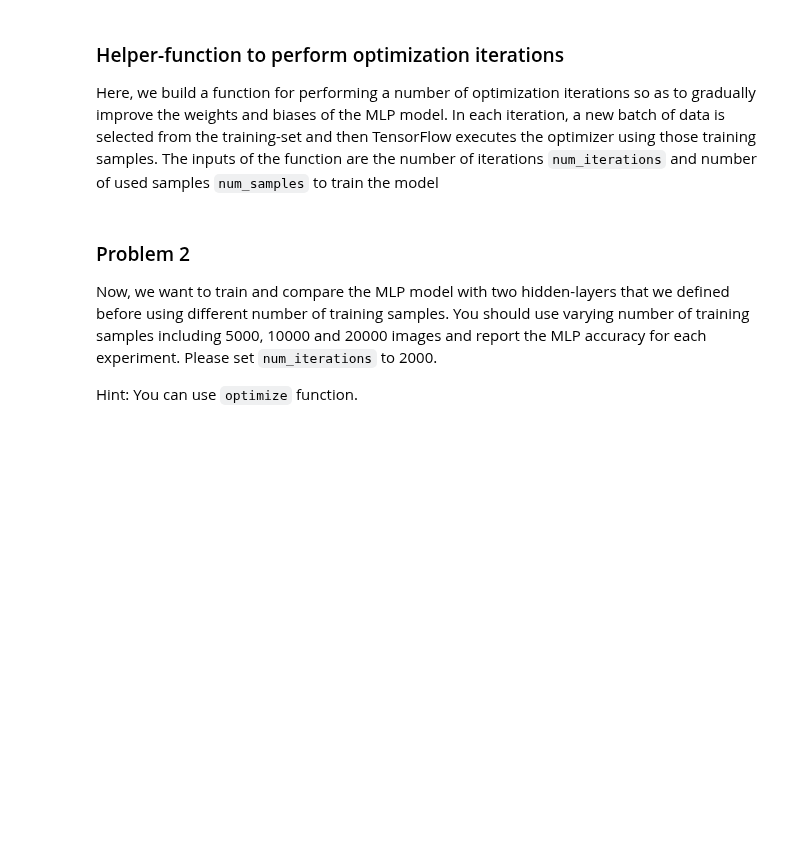
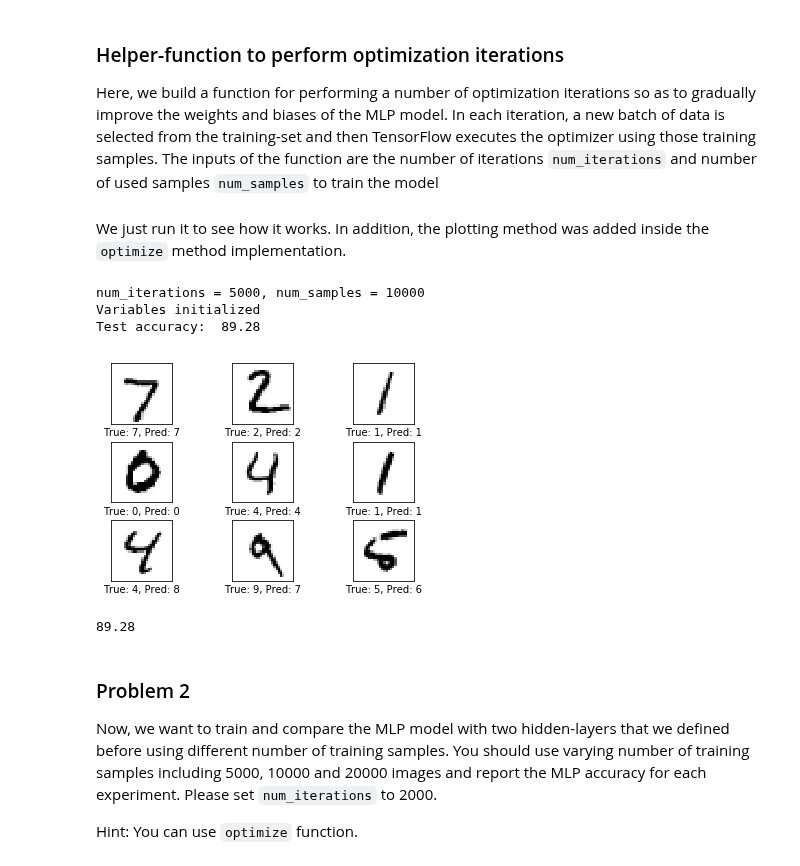
Before and after one commit to JelenaBanjac/image-analysis, a Jupyter notebook: labs/lab_03_classification.ipynb, the cells around one changed output. Drawn from its saved outputs; the diff is of its cells as text; code cells hidden in the pictures; blank space fills up the shorter version.

Commit message:
add second part implementation

```diff
--- a/labs/lab_03_classification.ipynb
+++ b/labs/lab_03_classification.ipynb
@@ -604,7 +649,6 @@ with MLP_GRAPH.as_default():
     """
        The first hidden layer with 1024 nodes
     """
-
     with tf.name_scope("FirstHidden"):
         """
             Initialize the hidden weights and biases
@@ -619,14 +663,25 @@ with MLP_GRAPH.as_default():
         TRAIN_HIDDEN_LOGITS_1 = tf.nn.relu(tf.matmul(TF_TRAIN_DATASET, HIDDEN_WEIGHTS_1) + HIDDEN_BIASES_1)
         TEST_HIDDEN_LOGITS_1 = tf.nn.relu(tf.matmul(TF_TEST_DATASET, HIDDEN_WEIGHTS_1) + HIDDEN_BIASES_1)
 
+
     """
        The second hidden layer with 512 nodes
     """
-
     with tf.name_scope("SecondHidden"):
 
         #Add your code for implementation of the second layer here
+        """
+            Initialize the hidden weights and biases
+        """
+        HIDDEN_WEIGHTS_2 = tf.Variable(tf.random_normal(shape=[hidden_nodes_1, hidden_nodes_2], stddev=0.1))
+        HIDDEN_BIASES_2 =tf.Variable(tf.random_normal(shape=[hidden_nodes_2], stddev=0.1))
 
+        """
+            Compute the logits WX + b and then apply D(S(WX + b), L) on them for the hidden layer
+            The relu is applied on the hidden layer nodes only
+        """
+        TRAIN_HIDDEN_LOGITS_2 = tf.nn.relu(tf.matmul(TRAIN_HIDDEN_LOGITS_1, HIDDEN_WEIGHTS_2) + HIDDEN_BIASES_2)
+        TEST_HIDDEN_LOGITS_2 = tf.nn.relu(tf.matmul(TEST_HIDDEN_LOGITS_1, HIDDEN_WEIGHTS_2) + HIDDEN_BIASES_2)
 
 
     with tf.name_scope("Softmax-Linear"):
@@ -674,8 +731,7 @@ def optimize(num_iterations, num_samples):
                 Generate a random base and then generate a minibatch
             """
 
-            indices = np.random.choice(range(TRAIN_LABELS_S.shape[0]
-                                             ), batch_size)
+            indices = np.random.choice(range(TRAIN_LABELS_S.shape[0]), batch_size)
             BATCH_DATA = TRAIN_DATASET_S[indices, :]
             BATCH_LABELS = TRAIN_LABELS_S[indices, :]
 
@@ -689,7 +745,23 @@ def optimize(num_iterations, num_samples):
                 acc=accuracy(TEST_PREDICTION.eval(), test_labels)
                 print("Test accuracy: ", accuracy(TEST_PREDICTION.eval(), test_labels))
 
+                plot_images(images=images, cls_true=test_labels[:9], cls_pred=TEST_PREDICTION.eval()[:9])
+
     return acc
+# %% [markdown]
+We just run it to see how it works. In addition, the plotting method was added inside the `optimize` method implementation.
+# %%
+num_samples = 10000
+num_iterations = 5000
+print(f"num_iterations = {num_iterations}, num_samples = {num_samples}")
+
+optimize(num_iterations, num_samples=num_samples)
+# %% [output]
+num_iterations = 5000, num_samples = 10000
+Variables initialized
+Test accuracy:  89.28
+[figure, added]
+89.28
 # %% [markdown]
 ### Problem 2
 
```
Also changed, not shown: parts of 14 cells of this notebook, 1 other file.
